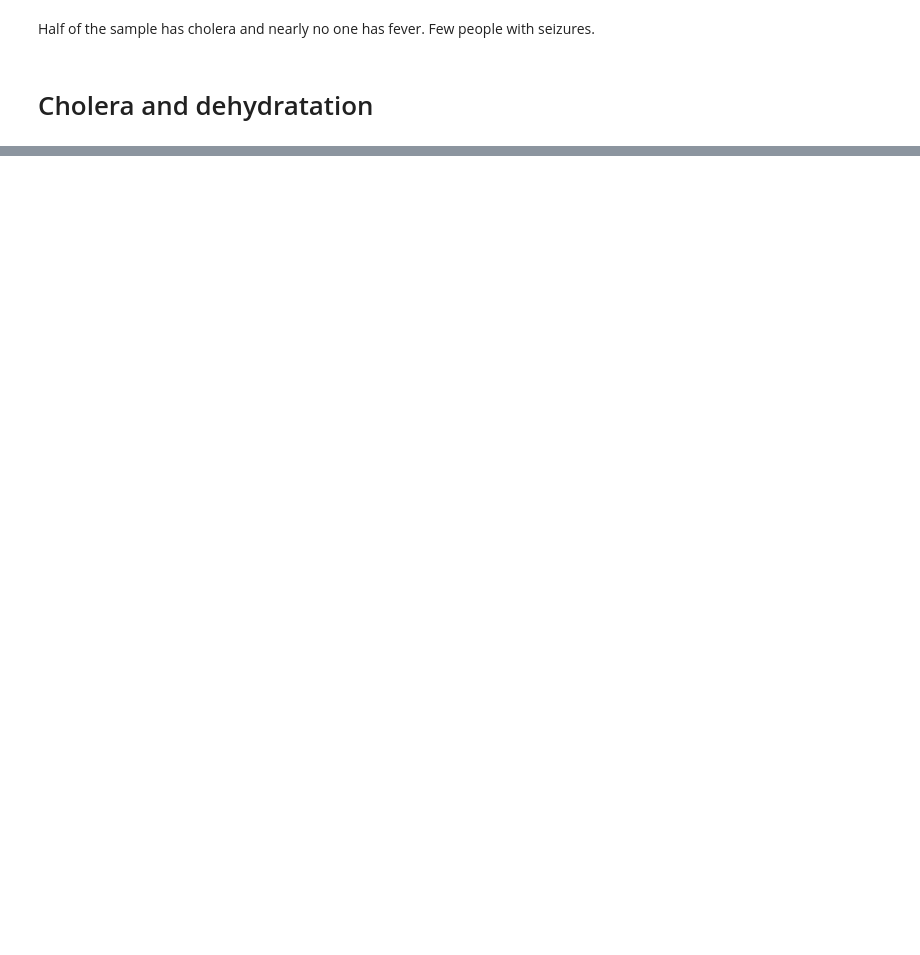
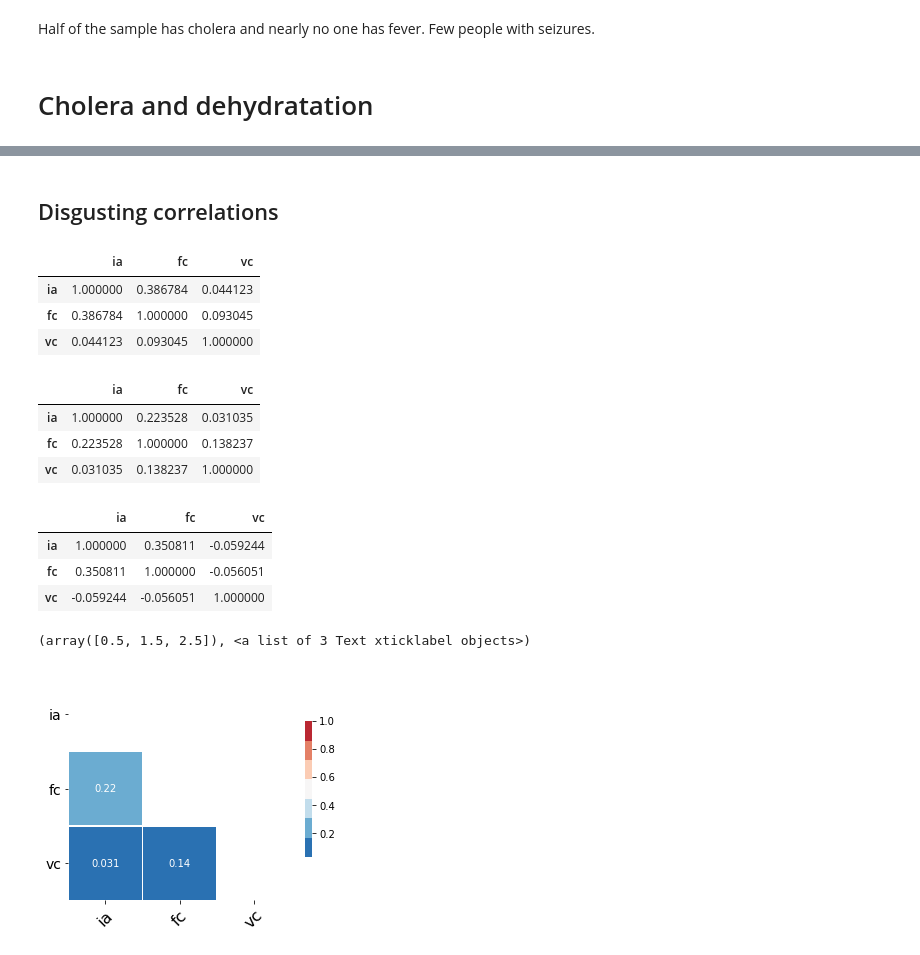
Before and after one commit to FHnt97/community-day, a Jupyter notebook: coding.ipynb, the cells around one changed output, grey strips where cells are left out. Saved outputs shown, nothing was run; the diff lists cells and outputs as text; code cells hidden in the pictures; blank space fills up the shorter version.

```diff
--- a/coding.ipynb
+++ b/coding.ipynb
@@ -89,0 +74,41 @@ df.to_csv('data1.csv')
+# %% [markdown]
+## Disgusting correlations
+# %%
+correlations = df[['ia','fc','vc']].corr(method="pearson")
+correlations
+# %% [output]
+|  | ia | fc | vc |
+| ia | 1.000000 | 0.386784 | 0.044123 |
+| fc | 0.386784 | 1.000000 | 0.093045 |
+| vc | 0.044123 | 0.093045 | 1.000000 |
+# %%
+# as there's barely relation we will separe cholera patients and non cholera patients
+chol = df[df['cholera']==1]
+noChol = df[df['cholera']==0]
+# %%
+correlations1 = chol[['ia','fc','vc']].corr(method="pearson")
+correlations1
+# %% [output]
+|  | ia | fc | vc |
+| ia | 1.000000 | 0.223528 | 0.031035 |
+| fc | 0.223528 | 1.000000 | 0.138237 |
+| vc | 0.031035 | 0.138237 | 1.000000 |
+# %%
+correlations2 = noChol[['ia','fc','vc']].corr(method="pearson")
+correlations2
+# %% [output]
+|  | ia | fc | vc |
+| ia | 1.000000 | 0.350811 | -0.059244 |
+| fc | 0.350811 | 1.000000 | -0.056051 |
+| vc | -0.059244 | -0.056051 | 1.000000 |
+# %%
+mask = np.zeros_like(correlations1)
+mask[np.triu_indices_from(mask)] = True
+f, ax = plt.subplots(figsize=(5, 5))
+cmap = sns.color_palette("RdBu_r", 7)
+sns.heatmap(correlations1, annot=True, mask=mask, cmap=cmap, square=True, linewidths=.5, cbar_kws={"shrink": .5})
+plt.yticks(rotation=360, fontsize=14)
+plt.xticks(rotation=45, fontsize=16)
+# %% [output]
+(array([0.5, 1.5, 2.5]), <a list of 3 Text xticklabel objects>)
+[figure, added]
```
Also changed, not shown: parts of 16 cells of this notebook, 5 other files.
